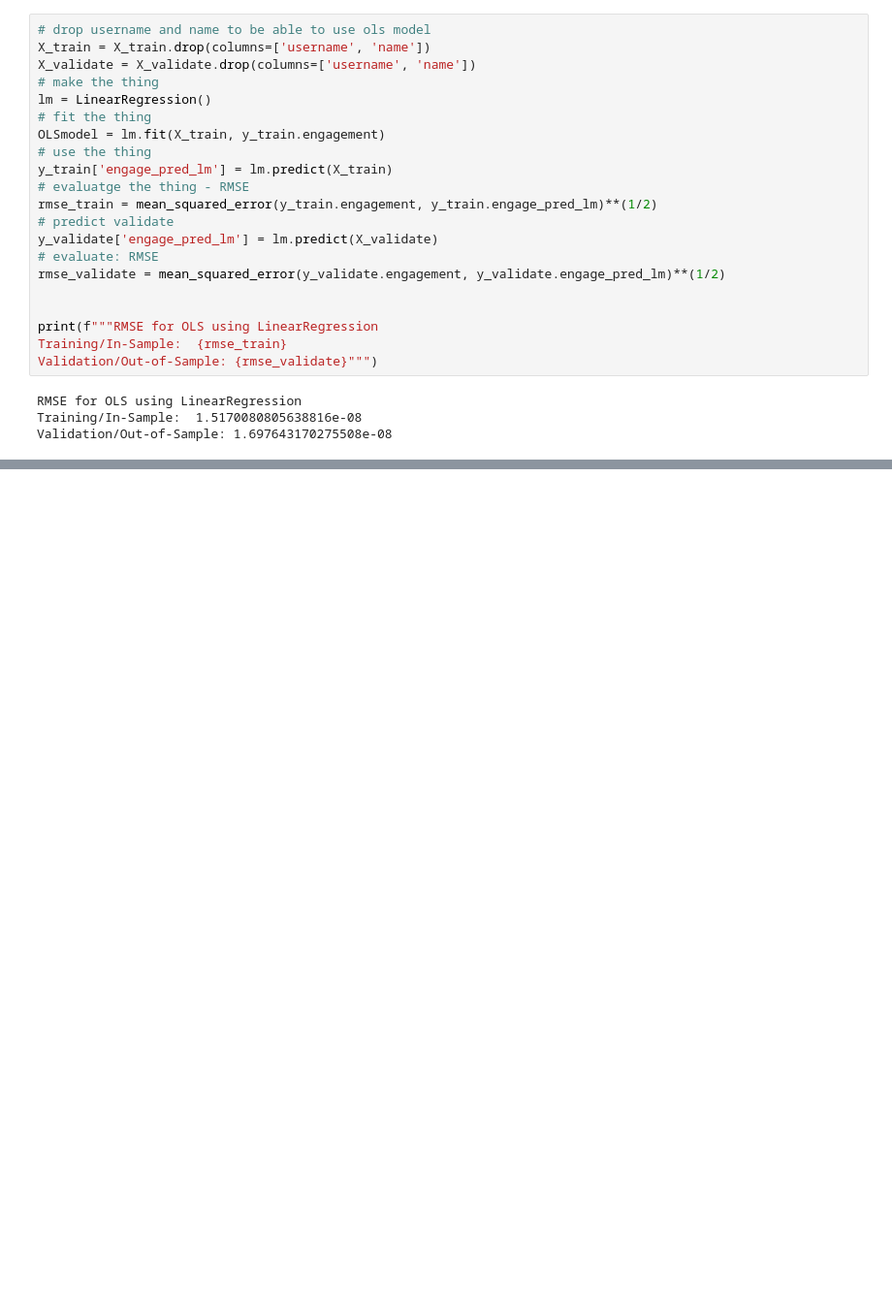
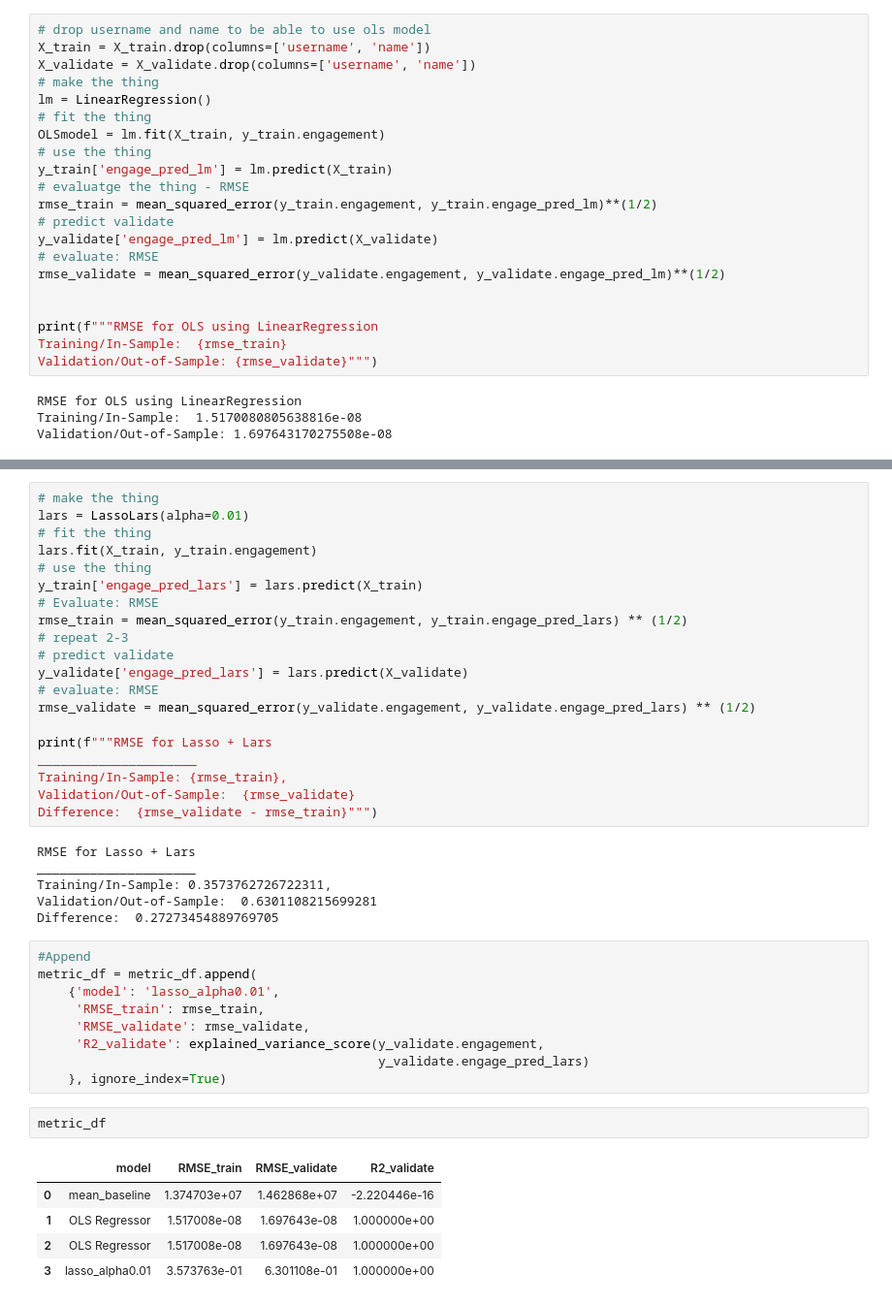
Before and after one commit to adriananuncio/individual_project, a Jupyter notebook: work.ipynb, the cells around one changed output, grey strips where cells are left out. Shown at 97% size. Cells and saved outputs as stored; diff of their text form; blank space fills up the shorter version.

Commit message:
ready for more modeling

```diff
--- a/work.ipynb
+++ b/work.ipynb
@@ -579,0 +585,43 @@ metric_df
+# %%
+# make the thing
+lars = LassoLars(alpha=0.01)
+# fit the thing
+lars.fit(X_train, y_train.engagement)
+# use the thing
+y_train['engage_pred_lars'] = lars.predict(X_train)
+# Evaluate: RMSE
+rmse_train = mean_squared_error(y_train.engagement, y_train.engage_pred_lars) ** (1/2)
+# repeat 2-3
+# predict validate
+y_validate['engage_pred_lars'] = lars.predict(X_validate)
+# evaluate: RMSE
+rmse_validate = mean_squared_error(y_validate.engagement, y_validate.engage_pred_lars) ** (1/2)
+
+print(f"""RMSE for Lasso + Lars
+_____________________
+Training/In-Sample: {rmse_train},
+Validation/Out-of-Sample:  {rmse_validate}
+Difference:  {rmse_validate - rmse_train}""")
+# %% [output]
+RMSE for Lasso + Lars
+_____________________
+Training/In-Sample: 0.3573762726722311,
+Validation/Out-of-Sample:  0.6301108215699281
+Difference:  0.27273454889769705
+# %%
+#Append
+metric_df = metric_df.append(
+    {'model': 'lasso_alpha0.01',
+     'RMSE_train': rmse_train,
+     'RMSE_validate': rmse_validate,
+     'R2_validate': explained_variance_score(y_validate.engagement,
+                                             y_validate.engage_pred_lars)
+    }, ignore_index=True)
+# %%
+metric_df
+# %% [output]
+|  | model | RMSE_train | RMSE_validate | R2_validate |
+| 0 | mean_baseline | 1.374703e+07 | 1.462868e+07 | -2.220446e-16 |
+| 1 | OLS Regressor | 1.517008e-08 | 1.697643e-08 | 1.000000e+00 |
+| 2 | OLS Regressor | 1.517008e-08 | 1.697643e-08 | 1.000000e+00 |
+| 3 | lasso_alpha0.01 | 3.573763e-01 | 6.301108e-01 | 1.000000e+00 |
```
Also changed, not shown: parts of 4 cells of this notebook, 4 other files.
